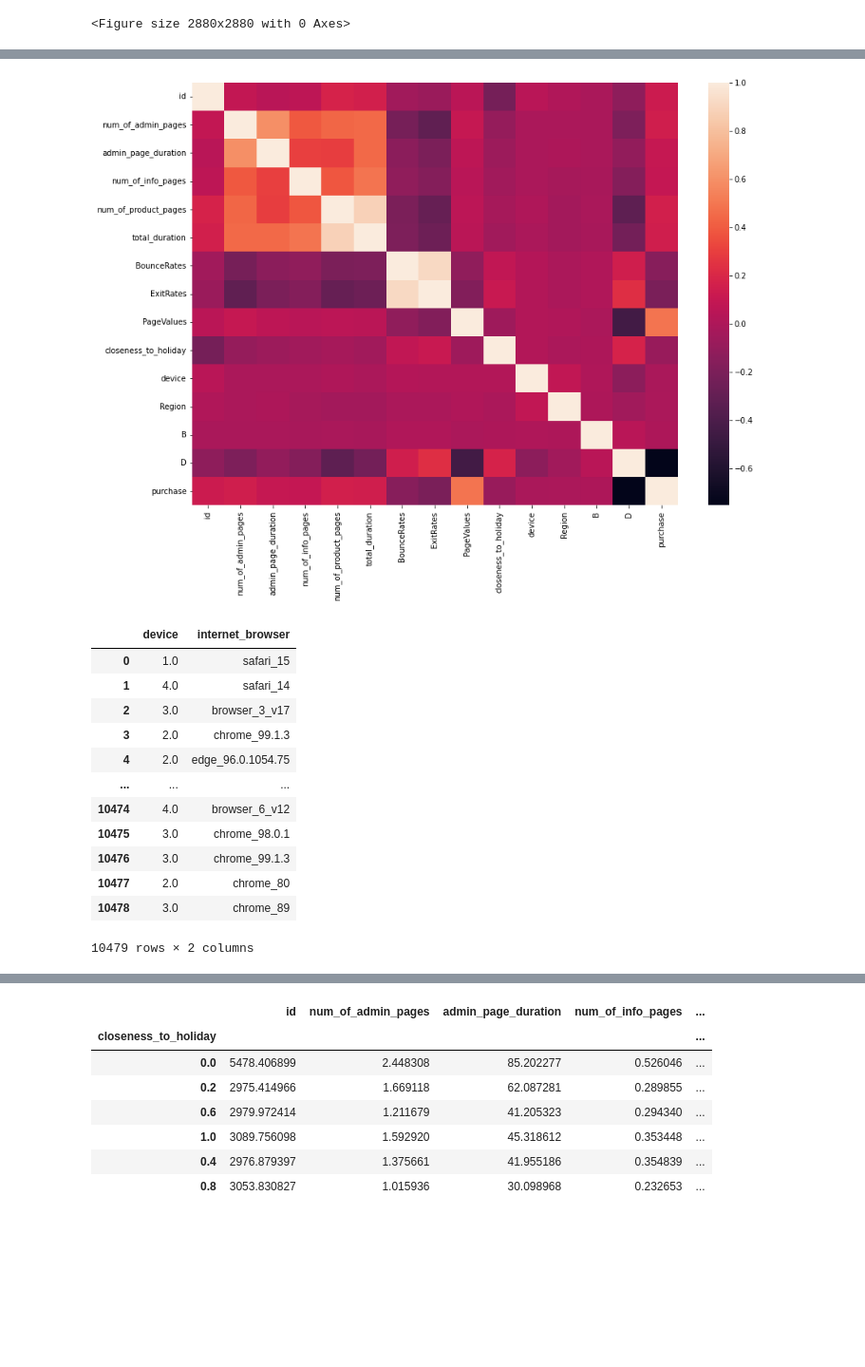
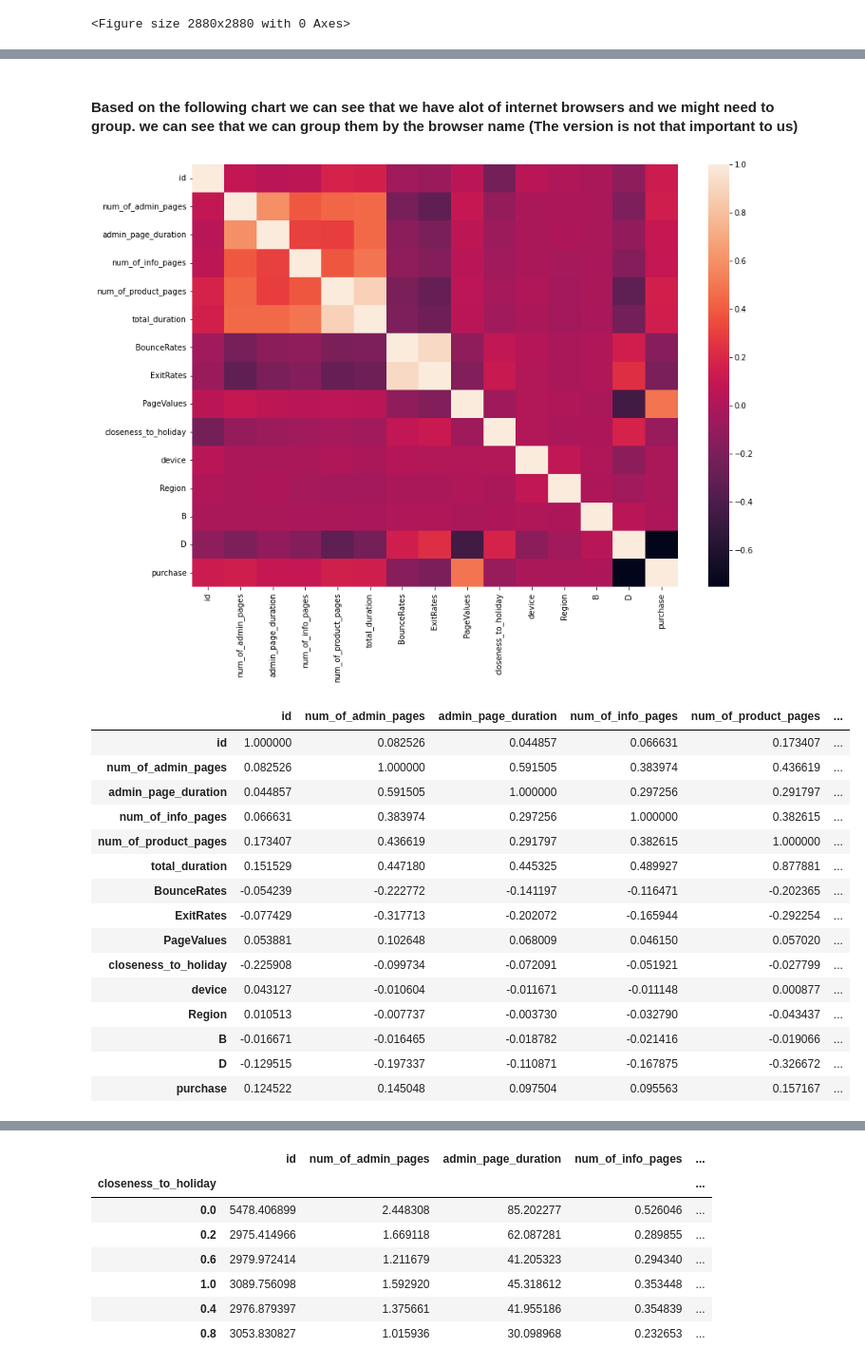
Before and after one commit to TalmSnir/ML-Final-Project, a Jupyter notebook: Final-Project.ipynb, the cells around one changed output, grey strips where cells are left out. Shown at 95% size. Cells and saved outputs as stored; diff of their text form; code cells hidden in the pictures; blank space fills up the shorter version.

```diff
--- a/Final-Project.ipynb
+++ b/Final-Project.ipynb
@@ -93,37 +116,29 @@ plt.show()
+# %% [markdown]
+#### Based on the following chart we can see that we have alot of internet browsers and we might need to group. we can see that we can group them by the browser name (The version is not that important to us)
 # %%
 corr = data.corr()
 
 plt.figure(figsize = (14,10))
 sns.heatmap(corr,
         xticklabels=data.corr().columns,
         yticklabels=data.corr().columns)
 plt.show()
+corr
 # %% [output]
 [figure]
+|  | id | num_of_admin_pages | admin_page_duration | num_of_info_pages | num_of_product_pages | ... |
+| id | 1.000000 | 0.082526 | 0.044857 | 0.066631 | 0.173407 | ... |
+| num_of_admin_pages | 0.082526 | 1.000000 | 0.591505 | 0.383974 | 0.436619 | ... |
+| admin_page_duration | 0.044857 | 0.591505 | 1.000000 | 0.297256 | 0.291797 | ... |
+| num_of_info_pages | 0.066631 | 0.383974 | 0.297256 | 1.000000 | 0.382615 | ... |
+| num_of_product_pages | 0.173407 | 0.436619 | 0.291797 | 0.382615 | 1.000000 | ... |
+| total_duration | 0.151529 | 0.447180 | 0.445325 | 0.489927 | 0.877881 | ... |
+| BounceRates | -0.054239 | -0.222772 | -0.141197 | -0.116471 | -0.202365 | ... |
+| ExitRates | -0.077429 | -0.317713 | -0.202072 | -0.165944 | -0.292254 | ... |
+| PageValues | 0.053881 | 0.102648 | 0.068009 | 0.046150 | 0.057020 | ... |
+| closeness_to_holiday | -0.225908 | -0.099734 | -0.072091 | -0.051921 | -0.027799 | ... |
+| device | 0.043127 | -0.010604 | -0.011671 | -0.011148 | 0.000877 | ... |
+| Region | 0.010513 | -0.007737 | -0.003730 | -0.032790 | -0.043437 | ... |
+| B | -0.016671 | -0.016465 | -0.018782 | -0.021416 | -0.019066 | ... |
+| D | -0.129515 | -0.197337 | -0.110871 | -0.167875 | -0.326672 | ... |
+| purchase | 0.124522 | 0.145048 | 0.097504 | 0.095563 | 0.157167 | ... |
-# %%
-devices=data['device'].unique()
-devices_count=data['device'].value_counts()
-devices_count
-
-df=data[['device','internet_browser']]
-corr1=df.corr()
-df
-# plt.figure(figsize = (14,10))
-# sns.heatmap(corr1,
-#         xticklabels=df.corr().columns,
-#         yticklabels=df.corr().columns)
-# plt.show()
-# %% [output]
-|  | device | internet_browser |
-| 0 | 1.0 | safari_15 |
-| 1 | 4.0 | safari_14 |
-| 2 | 3.0 | browser_3_v17 |
-| 3 | 2.0 | chrome_99.1.3 |
-| 4 | 2.0 | edge_96.0.1054.75 |
-| ... | ... | ... |
-| 10474 | 4.0 | browser_6_v12 |
-| 10475 | 3.0 | chrome_98.0.1 |
-| 10476 | 3.0 | chrome_99.1.3 |
-| 10477 | 2.0 | chrome_80 |
-| 10478 | 3.0 | chrome_89 |
-10479 rows × 2 columns
```
Also changed, not shown: parts of 20 cells of this notebook.
